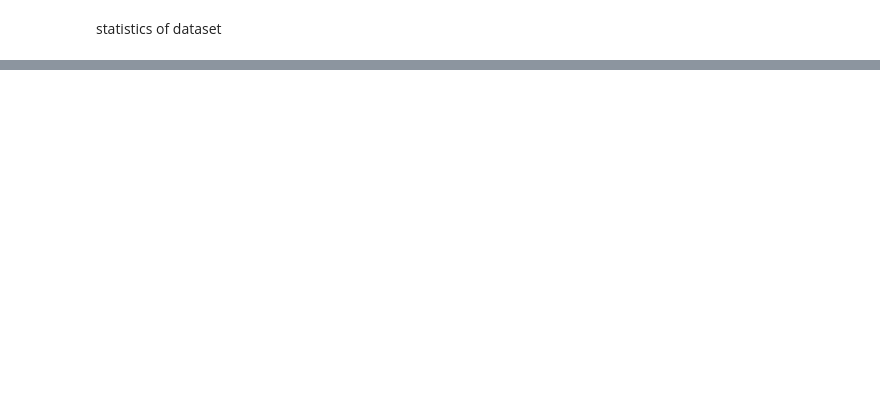
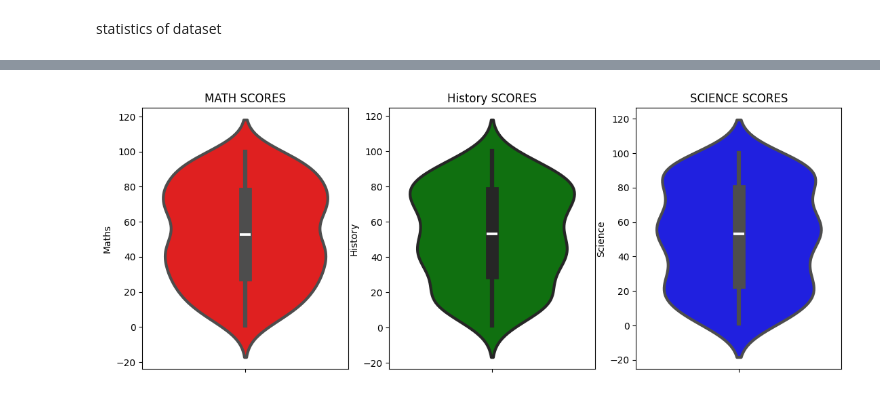
Before and after one commit to kushneek/Data-Science-Project, a Jupyter notebook: notebook/data/1.EDA STUDENT DATA PERFORMANCE.ipynb, the cells around one changed output, grey strips where cells are left out. Drawn from its saved outputs; the diff is of its cells as text; code cells hidden in the pictures; blank space fills up the shorter version.

```diff
--- a/notebook/data/1.EDA STUDENT DATA PERFORMANCE.ipynb
+++ b/notebook/data/1.EDA STUDENT DATA PERFORMANCE.ipynb
@@ -134,0 +243,14 @@ we have 3 categorical features in a dataset: ['Name', 'Email', 'Department']
+# %%
+plt.figure(figsize=(18,5))
+plt.subplot(1, 4, 1)
+plt.title('MATH SCORES')
+sns.violinplot(y='Maths',data=df,color='red',linewidth=3)
+plt.subplot(1, 4, 2)
+plt.title('History SCORES')
+sns.violinplot(y='History',data=df,color='green',linewidth=3)
+plt.subplot(1, 4, 3)
+plt.title('SCIENCE SCORES')
+sns.violinplot(y='Science',data=df,color='blue',linewidth=3)
+plt.show()
+# %% [output]
+[figure, added]
```
Also changed, not shown: parts of 32 cells of this notebook, 7 other files.
